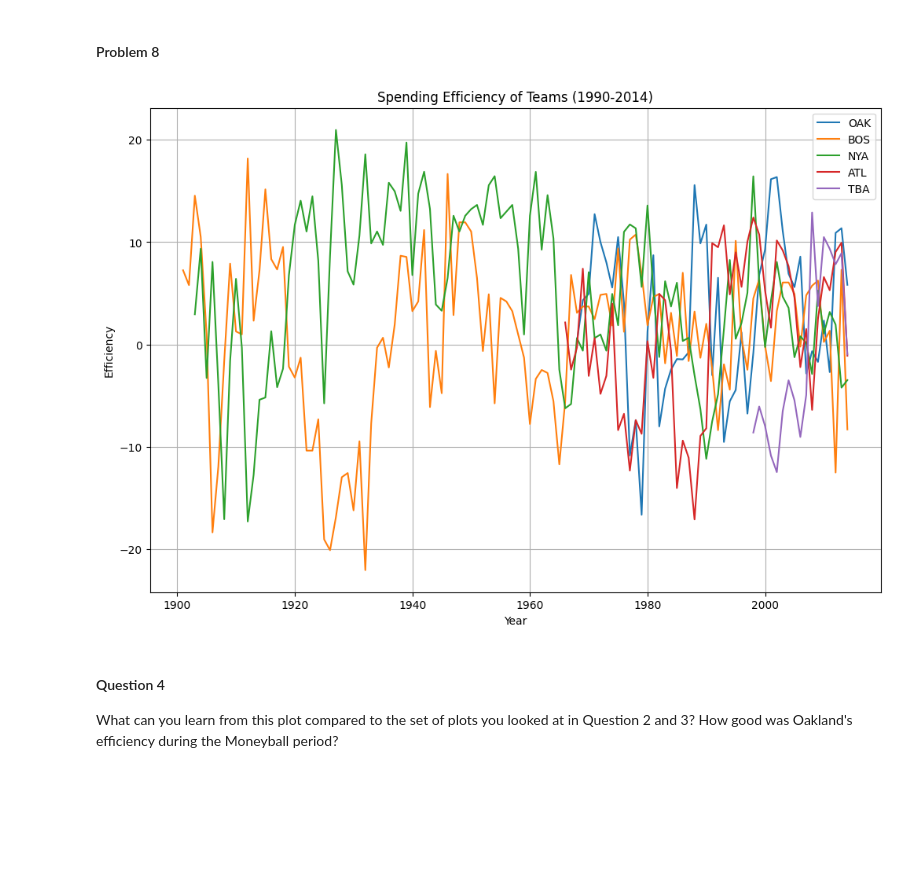
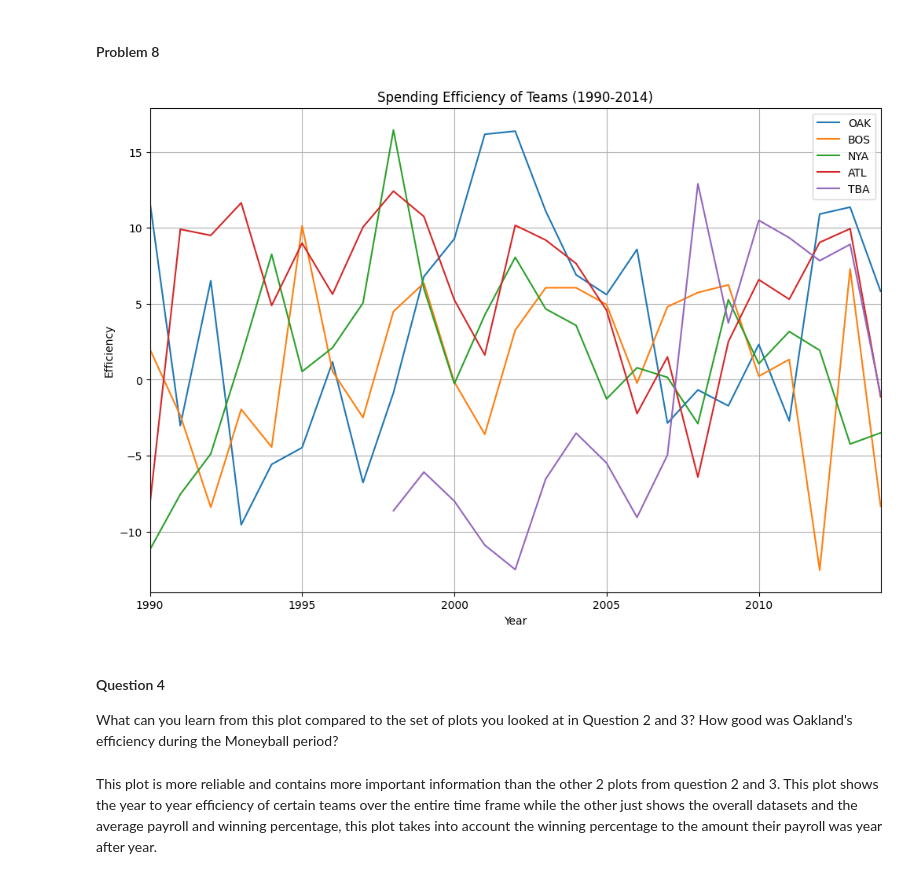
Before and after one commit to diegolopez2002/proj2, a Jupyter notebook: proj2.ipynb, the cells around one changed output. Cells and saved outputs as stored; diff of their text form; code cells hidden in the pictures; blank space fills up the shorter version.

```diff
--- a/proj2.ipynb
+++ b/proj2.ipynb
@@ -564,7 +562,7 @@ SELECT
     COALESCE(s.total_payroll, 0) AS total_payroll,
     CASE
         WHEN t.G = 0 THEN NULL
-        ELSE (t.W * 1.0 / t.G) * 100.0  -- Avoid integer division
+        ELSE (t.W * 1.0 / t.G) * 100.0
     END AS winning_percentage
 FROM
     Teams t
@@ -579,46 +577,50 @@ LEFT JOIN (
         teamID,
         yearID
 ) s ON t.teamID = s.teamID AND t.yearID = s.yearID
+WHERE
+    t.yearID >= 1990 AND t.yearID <= 2014
 """
 
 # Execute the query and load data into a DataFrame
 data = pd.read_sql(query, conn)
 
-# Function to standardize payroll
 def standardize_payroll(row):
     year = row['yearID']
     mean = mean_payroll_by_year[year]
     std = std_payroll_by_year[year]
     payroll = row['total_payroll']
     standardized_payroll = (payroll - mean) / std if std != 0 else 0
     return standardized_payroll
 
 mean_payroll_by_year = data.groupby('yearID')['total_payroll'].mean()
 std_payroll_by_year = data.groupby('yearID')['total_payroll'].std()
 
 data['standardized_payroll'] = data.apply(standardize_payroll, axis=1)
 
 data['expected_win_percentage'] = 50 + 2.5 * data['standardized_payroll']
 data['efficiency'] = data['winning_percentage'] - data['expected_win_percentage']
 
 teams_to_plot = ['OAK', 'BOS', 'NYA', 'ATL', 'TBA']
 filtered_data = data[data['teamID'].isin(teams_to_plot)]
 plt.figure(figsize=(12, 8))
 for team in teams_to_plot:
     team_data = filtered_data[filtered_data['teamID'] == team]
     plt.plot(team_data['yearID'], team_data['efficiency'], label=team)
 
+plt.xlim(1990, 2014)
+plt.xticks(range(1990, 2015, 5))
 plt.xlabel('Year')
 plt.ylabel('Efficiency')
 plt.title('Spending Efficiency of Teams (1990-2014)')
 plt.legend()
 plt.grid(True)
 plt.show()
-
 conn.close()
 # %% [output]
-[figure, old version]
+[figure, new version]
 # %% [markdown]
 #### Question 4
 
 What can you learn from this plot compared to the set of plots you looked at in Question 2 and 3? How good was Oakland's efficiency during the Moneyball period?
+# %% [markdown]
+This plot is more reliable and contains more important information than the other 2 plots from question 2 and 3. This plot shows the year to year efficiency of certain teams over the entire time frame while the other just shows the overall datasets and the average payroll and winning percentage, this plot takes into account the winning percentage to the amount their payroll was year after year.
```
Also changed, not shown: parts of 3 cells of this notebook.
